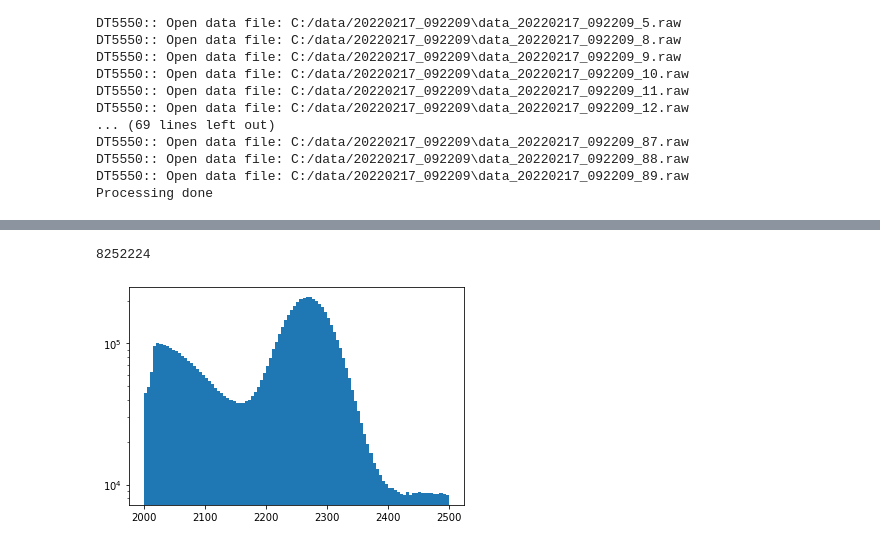
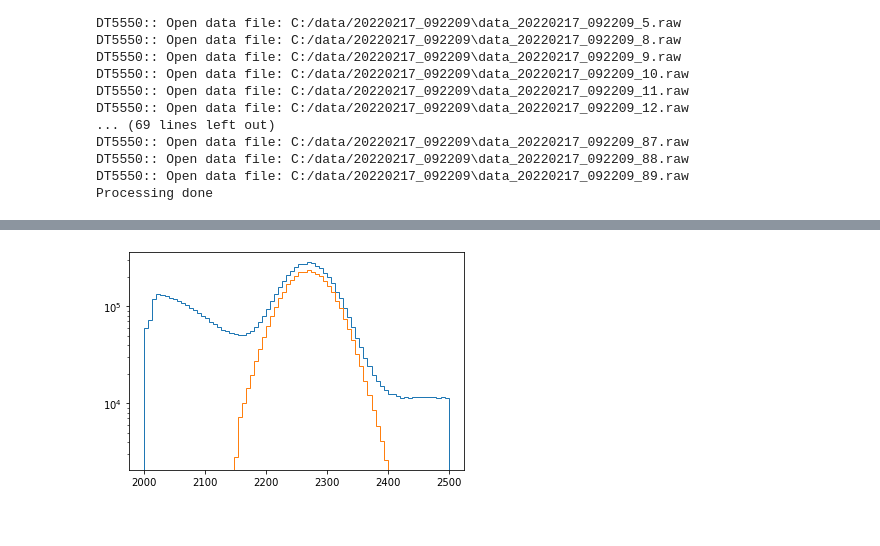
Before and after one commit to acolijn/DT5550_DAQ, a Jupyter notebook: analysis/na22_analysis_example.ipynb, the cells around one changed output, grey strips where cells are left out. Cells and saved outputs as stored; diff of their text form; code cells hidden in the pictures.

```diff
--- a/analysis/na22_analysis_example.ipynb
+++ b/analysis/na22_analysis_example.ipynb
@@ -27,6 +27,7 @@ dt_max = 10
 Etot = []
 Etot_sel = []
 tt = []
+tt3 = []
 
 nmax = 9999
 
@@ -109,12 +110,14 @@ for file in io.filenames:
                     if ss<10:
                         tt.append(dt.mean())
                         Etot_sel.append(io.Q.sum())
+                        if nn == 3:
+                            tt3.append(dt.mean())
 
 print('Processing done')
 
 Etot = np.array(Etot,dtype=object)
 Etot_sel = np.array(Etot_sel,dtype=object)
-ee = np.array(ee,dtype=object)
+tt3 = np.array(tt3,dtype=object)
 
 
 #r = np.array(r, dtype=object)
@@ -141,9 +166,8 @@ Processing done
 # %%
-h = plt.hist(Etot,bins=100,range=(2000,2500))
+bins=75
+plt.hist(Etot,bins=bins, range=(2000,2500), histtype='step')
+plt.hist(Etot_sel,bins=bins, range=(2000,2500), histtype='step')
 plt.yscale('log')
-
-
-print(len(Etot))
+plt.show()
 # %% [output]
-8252224
-[figure, old version]
+[figure, new version]
```
Also changed, not shown: parts of 7 cells of this notebook.
